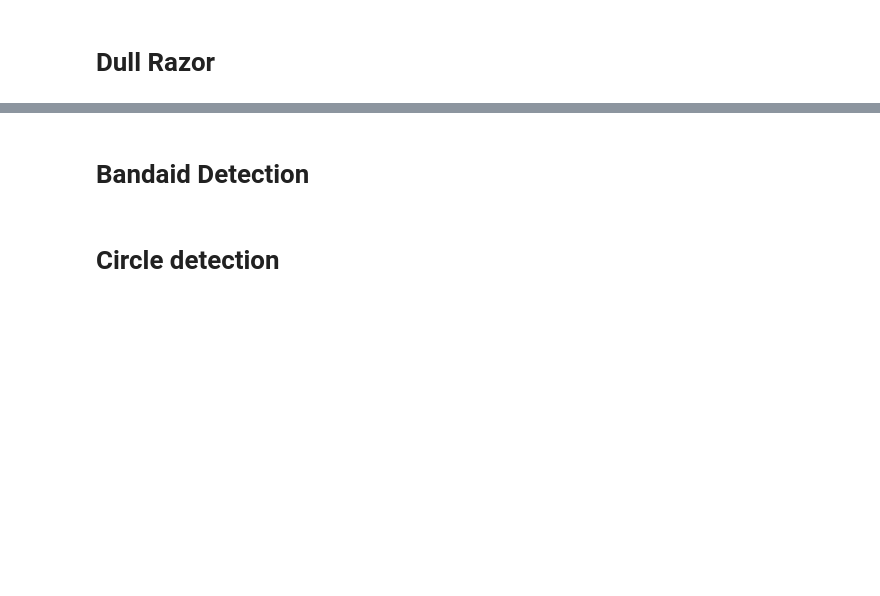
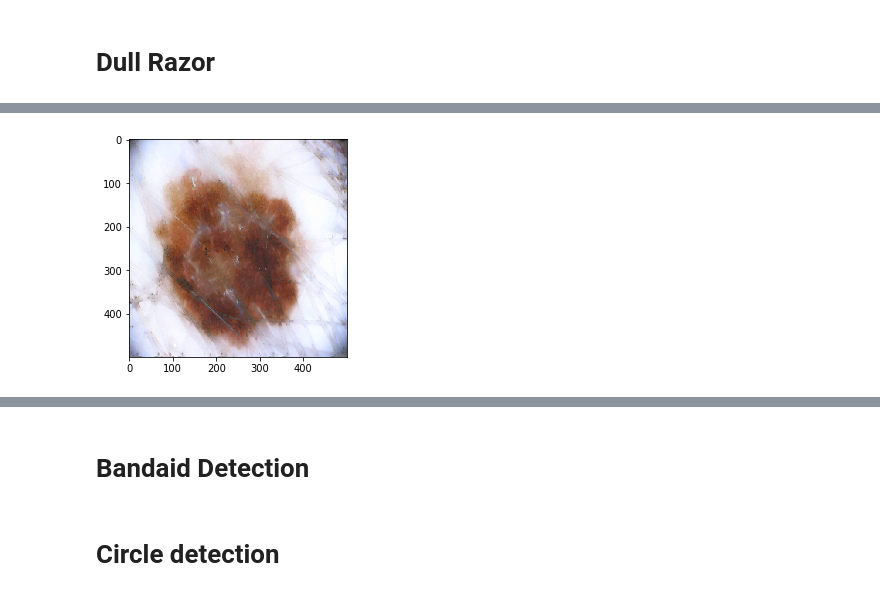
Before and after one commit to AkshayShetty2618/ISM, a Jupyter notebook: Image_PreProcessing.ipynb, the cells around one changed output, grey strips where cells are left out. Cells and saved outputs as stored; diff of their text form; code cells hidden in the pictures; blank space fills up the shorter version.

```diff
--- a/Image_PreProcessing.ipynb
+++ b/Image_PreProcessing.ipynb
@@ -38,6 +59,10 @@ plt.show()
 # %%
 # inpaint the original image depending on the mask
-dst = cv2.inpaint(src,thresh2,1,cv2.INPAINT_TELEA)
+dst = cv2.inpaint(src,thresh2,10,cv2.INPAINT_TELEA)
+adMean = cv2.inpaint(src,thresh3,1,cv2.INPAINT_TELEA)
+adGaus = cv2.inpaint(src,thresh4,3,cv2.INPAINT_TELEA)
 plt.imshow(dst)
 plt.show()
 #cv2.imwrite('C:\\SkinHairRemovalPython\\InPainted_sample1.jpg', dst, [int(cv2.IMWRITE_JPEG_QUALITY), 90])
+# %% [output]
+[figure, added]
```
Also changed, not shown: parts of 8 cells of this notebook.
